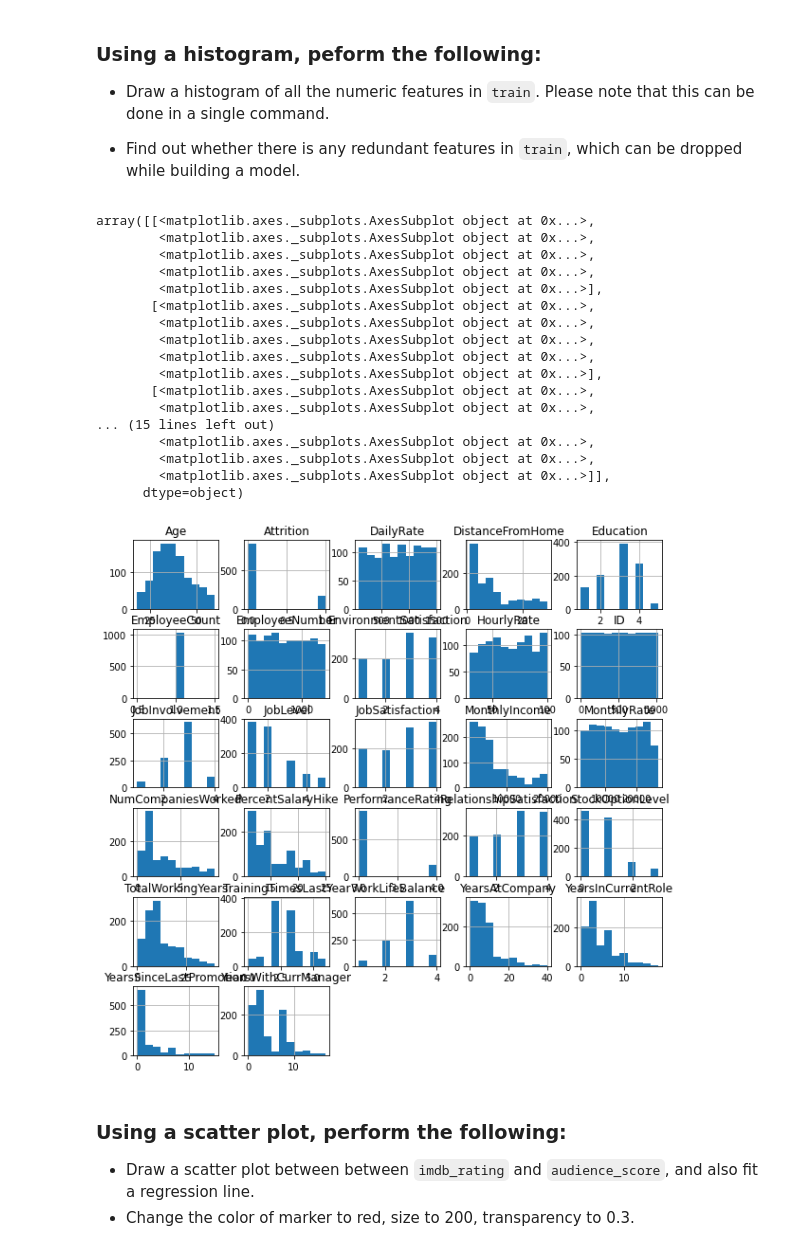
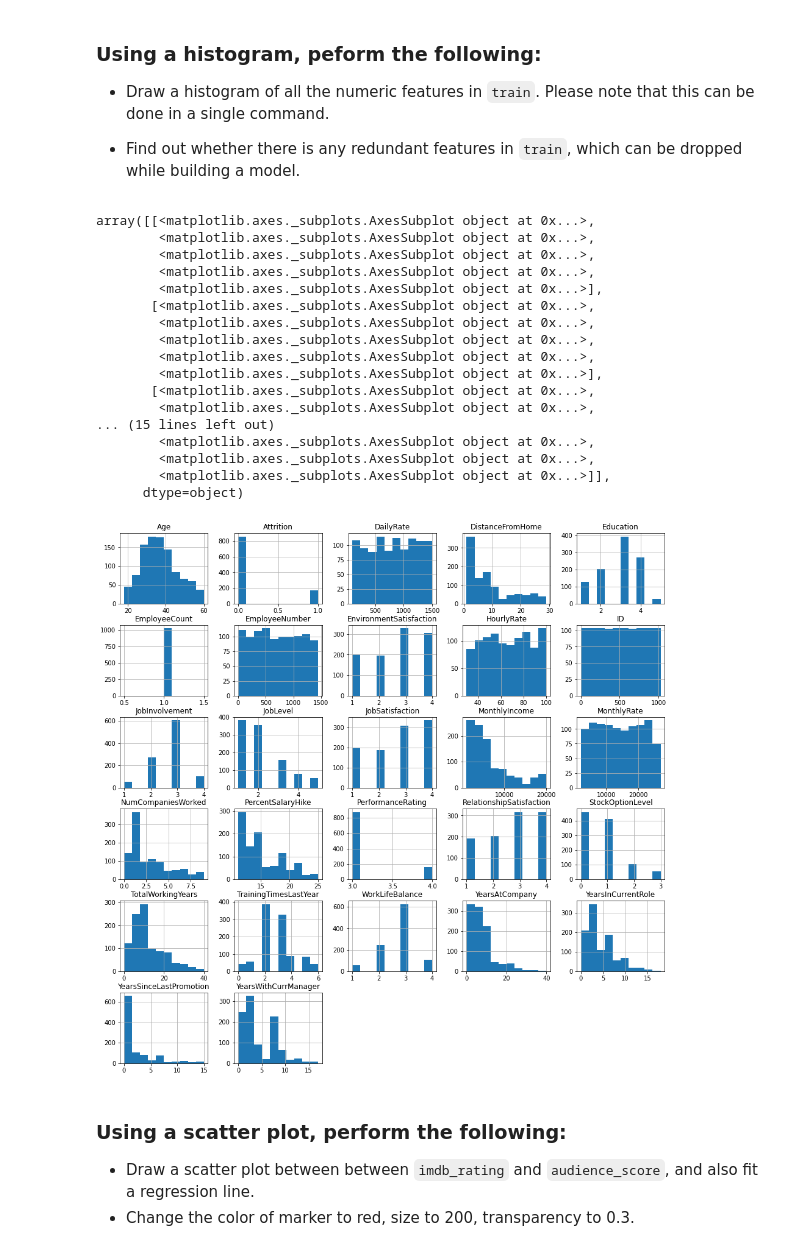
Before and after one commit to sati99/SHALA2020, a Jupyter notebook: Assignment_3.ipynb, the cells around one changed output. Cells and saved outputs as stored; diff of their text form; code cells hidden in the pictures.

````diff
--- a/Assignment_3.ipynb
+++ b/Assignment_3.ipynb
@@ -124,25 +124,25 @@ heatmap = sns.heatmap(movies.corr(), vmin=-1, vmax=1, mask=mask, square=True,cma
 * Find out whether there is any redundant features in ```train```, which can be dropped while building a model.
 # %%
 # Draw a histogram
-train.hist(figsize=(10,10))
+train.hist(figsize=(16,16))
 # %% [output]
 array([[<matplotlib.axes._subplots.AxesSubplot object at 0x...>,
         <matplotlib.axes._subplots.AxesSubplot object at 0x...>,
         <matplotlib.axes._subplots.AxesSubplot object at 0x...>,
         <matplotlib.axes._subplots.AxesSubplot object at 0x...>,
         <matplotlib.axes._subplots.AxesSubplot object at 0x...>],
        [<matplotlib.axes._subplots.AxesSubplot object at 0x...>,
         <matplotlib.axes._subplots.AxesSubplot object at 0x...>,
         <matplotlib.axes._subplots.AxesSubplot object at 0x...>,
         <matplotlib.axes._subplots.AxesSubplot object at 0x...>,
         <matplotlib.axes._subplots.AxesSubplot object at 0x...>],
        [<matplotlib.axes._subplots.AxesSubplot object at 0x...>,
         <matplotlib.axes._subplots.AxesSubplot object at 0x...>,
 ... (15 lines left out)
         <matplotlib.axes._subplots.AxesSubplot object at 0x...>,
         <matplotlib.axes._subplots.AxesSubplot object at 0x...>,
         <matplotlib.axes._subplots.AxesSubplot object at 0x...>]],
       dtype=object)
-[figure, old version]
+[figure, new version]
 # %%
 # Find out the redundant features
````
Also changed, not shown: parts of 1 cell of this notebook.
